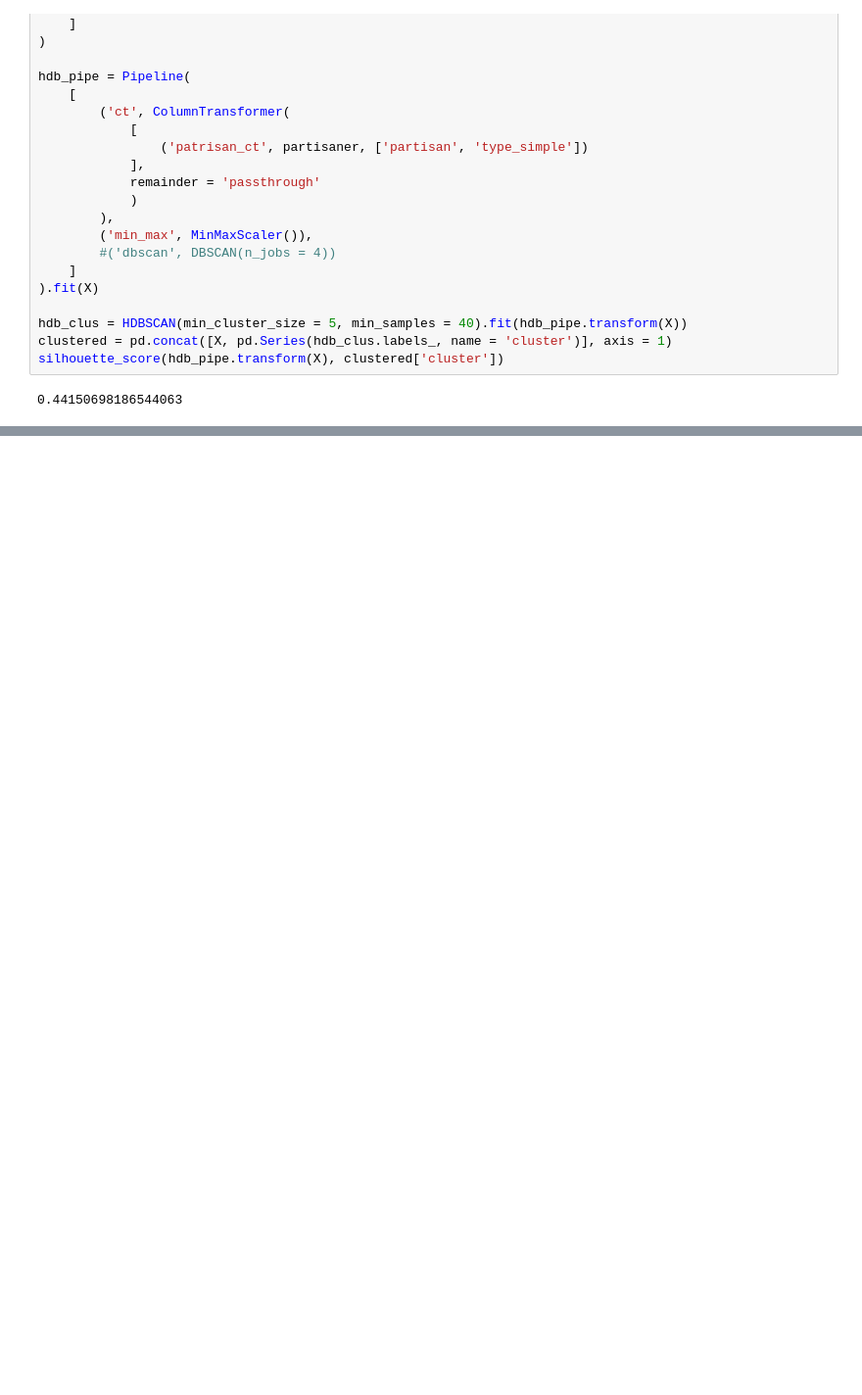
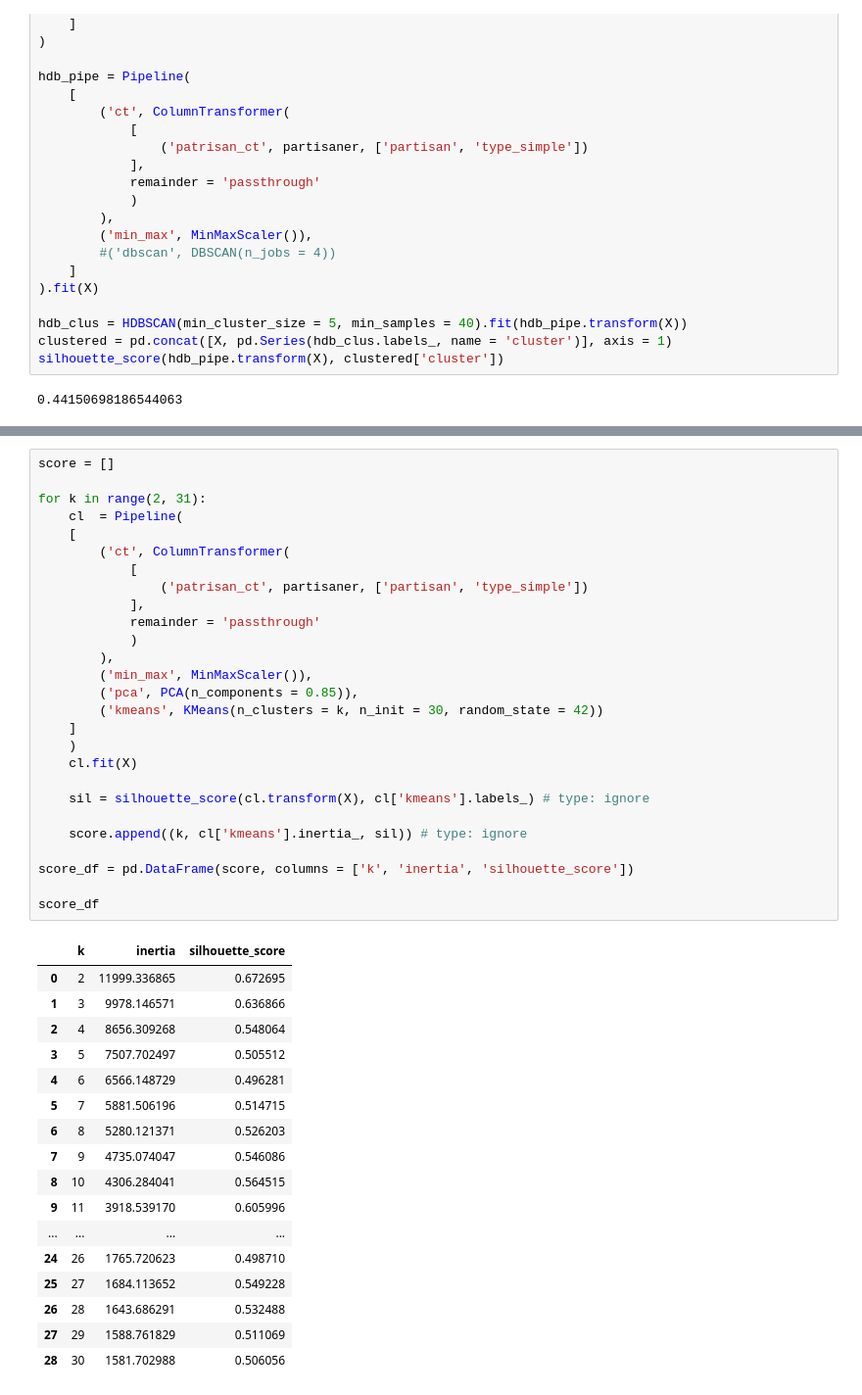
Before and after one commit to vijay-ravuri/poll-accuracy-modeling, a Jupyter notebook: code/clustering.ipynb, the cells around one changed output, grey strips where cells are left out. Shown at 98% size. Drawn from its saved outputs; the diff is of its cells as text; blank space fills up the shorter version.

```diff
--- a/code/clustering.ipynb
+++ b/code/clustering.ipynb
@@ -728,0 +799,45 @@ silhouette_score(hdb_pipe.transform(X), clustered['cluster'])
+# %%
+score = []
+
+for k in range(2, 31):
+    cl  = Pipeline(
+    [
+        ('ct', ColumnTransformer(
+            [
+                ('patrisan_ct', partisaner, ['partisan', 'type_simple'])
+            ],
+            remainder = 'passthrough'
+            )
+        ),
+        ('min_max', MinMaxScaler()),
+        ('pca', PCA(n_components = 0.85)),
+        ('kmeans', KMeans(n_clusters = k, n_init = 30, random_state = 42))
+    ]
+    )
+    cl.fit(X)
+
+    sil = silhouette_score(cl.transform(X), cl['kmeans'].labels_) # type: ignore
+
+    score.append((k, cl['kmeans'].inertia_, sil)) # type: ignore
+
+score_df = pd.DataFrame(score, columns = ['k', 'inertia', 'silhouette_score'])
+
+score_df
+# %% [output]
+|  | k | inertia | silhouette_score |
+| 0 | 2 | 11999.336865 | 0.672695 |
+| 1 | 3 | 9978.146571 | 0.636866 |
+| 2 | 4 | 8656.309268 | 0.548064 |
+| 3 | 5 | 7507.702497 | 0.505512 |
+| 4 | 6 | 6566.148729 | 0.496281 |
+| 5 | 7 | 5881.506196 | 0.514715 |
+| 6 | 8 | 5280.121371 | 0.526203 |
+| 7 | 9 | 4735.074047 | 0.546086 |
+| 8 | 10 | 4306.284041 | 0.564515 |
+| 9 | 11 | 3918.539170 | 0.605996 |
+| ... | ... | ... | ... |
+| 24 | 26 | 1765.720623 | 0.498710 |
+| 25 | 27 | 1684.113652 | 0.549228 |
+| 26 | 28 | 1643.686291 | 0.532488 |
+| 27 | 29 | 1588.761829 | 0.511069 |
+| 28 | 30 | 1581.702988 | 0.506056 |
```
Also changed, not shown: parts of 13 cells of this notebook.
